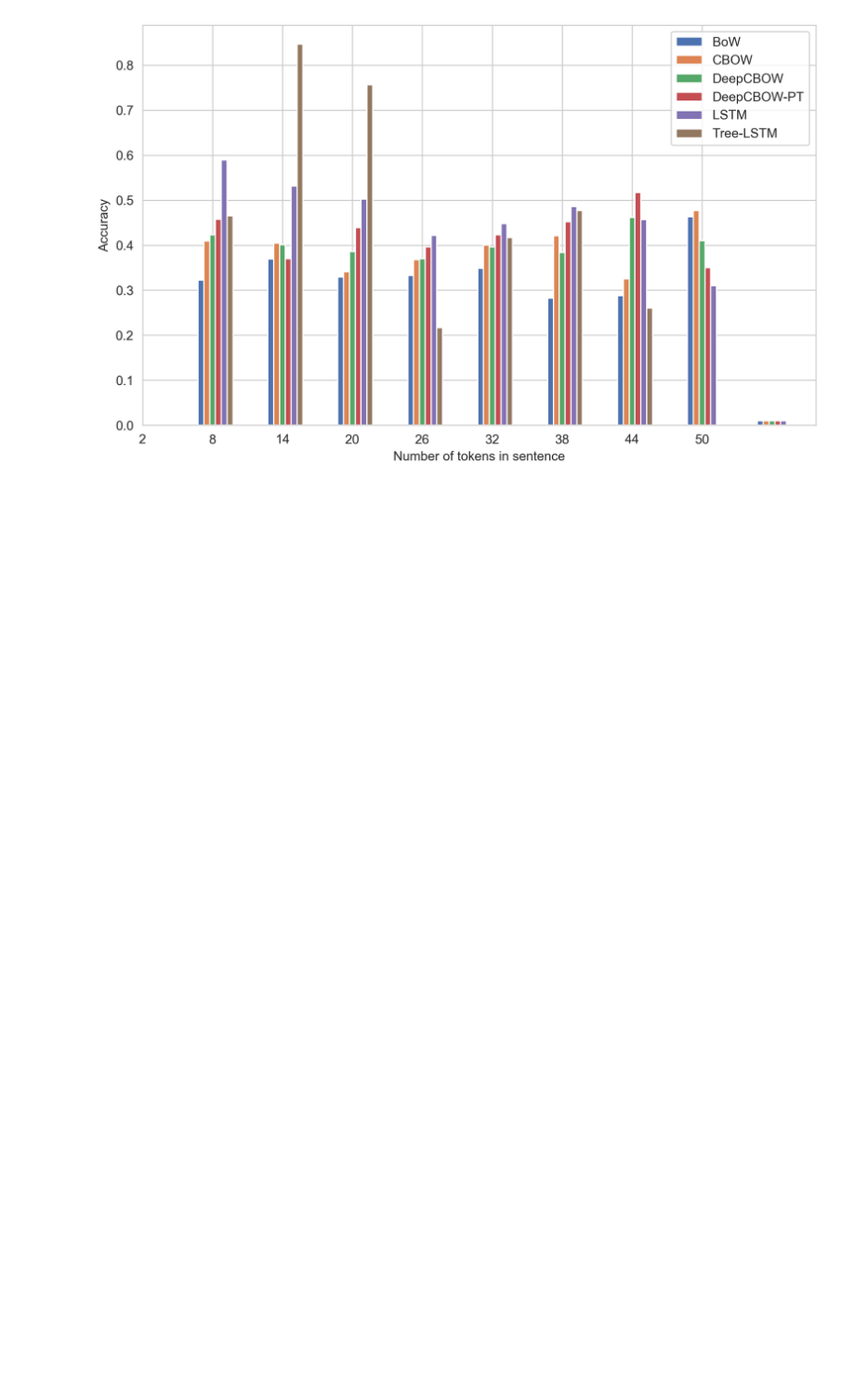
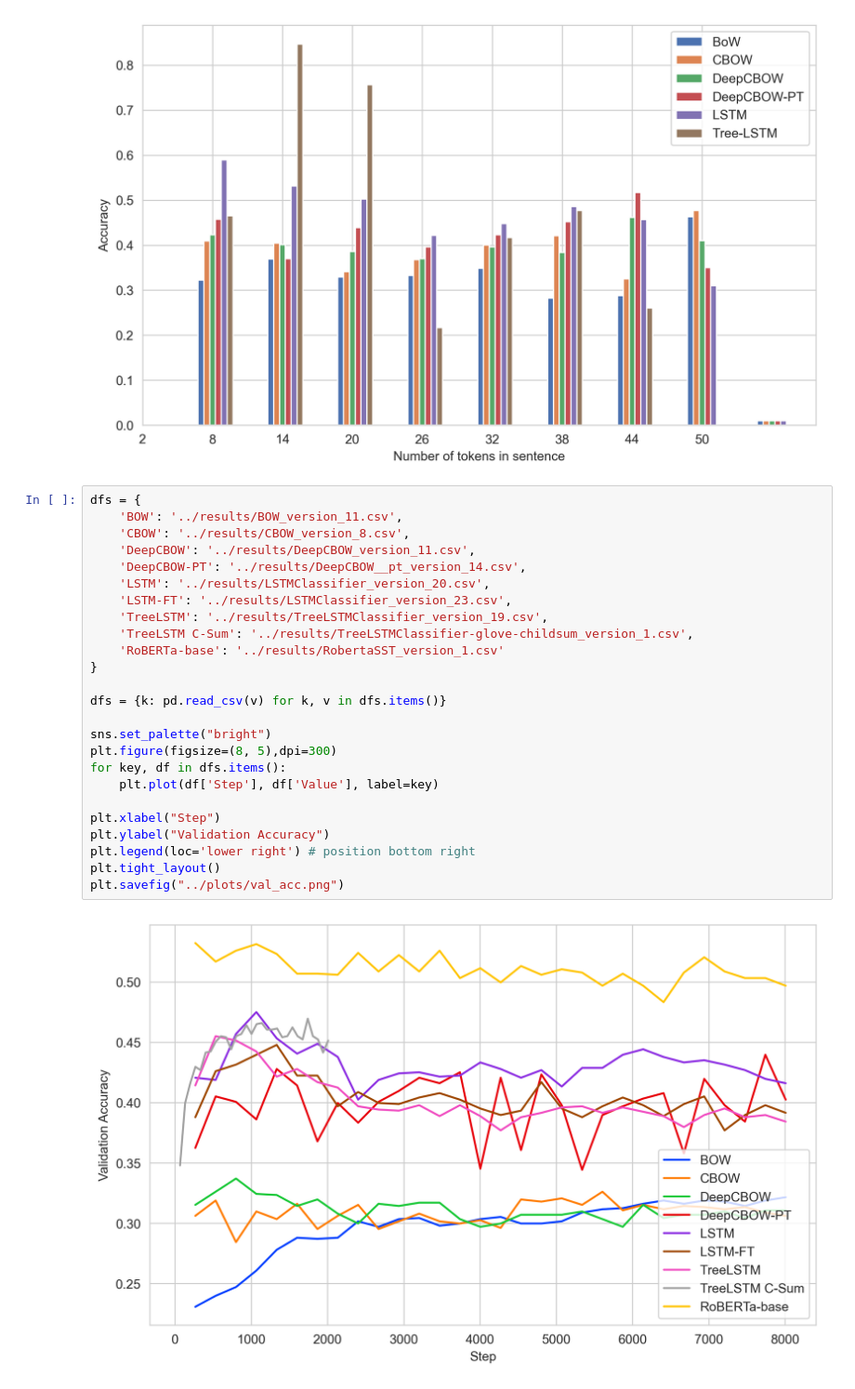
Before and after one commit to m-krastev/sst-pytorch, a Jupyter notebook: NLP1_P2_Results.ipynb, the cells around one changed output. Shown: that part at 93% size. Saved outputs shown, nothing was run; the diff lists cells and outputs as text; blank space fills up the shorter version.

```diff
--- a/NLP1_P2_Results.ipynb
+++ b/NLP1_P2_Results.ipynb
@@ -400,3 +423,30 @@ plt.legend()
 plt.savefig("save/sent_length_accuracy.png")
 # %% [output]
 [figure]
+# %%
+dfs = {
+    'BOW': '../results/BOW_version_11.csv',
+    'CBOW': '../results/CBOW_version_8.csv',
+    'DeepCBOW': '../results/DeepCBOW_version_11.csv',
+    'DeepCBOW-PT': '../results/DeepCBOW__pt_version_14.csv',
+    'LSTM': '../results/LSTMClassifier_version_20.csv',
+    'LSTM-FT': '../results/LSTMClassifier_version_23.csv',
+    'TreeLSTM': '../results/TreeLSTMClassifier_version_19.csv',
+    'TreeLSTM C-Sum': '../results/TreeLSTMClassifier-glove-childsum_version_1.csv',
+    'RoBERTa-base': '../results/RobertaSST_version_1.csv'
+}
+
+dfs = {k: pd.read_csv(v) for k, v in dfs.items()}
+
+sns.set_palette("bright")
+plt.figure(figsize=(8, 5),dpi=300)
+for key, df in dfs.items():
+    plt.plot(df['Step'], df['Value'], label=key)
+
+plt.xlabel("Step")
+plt.ylabel("Validation Accuracy")
+plt.legend(loc='lower right') # position bottom right
+plt.tight_layout()
+plt.savefig("../plots/val_acc.png")
+# %% [output]
+[figure, added]
```
Also changed, not shown: parts of 4 cells of this notebook, 4 other files.
